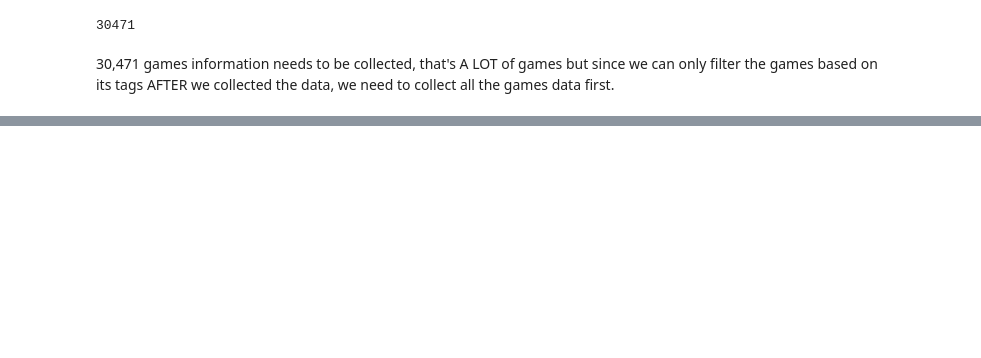
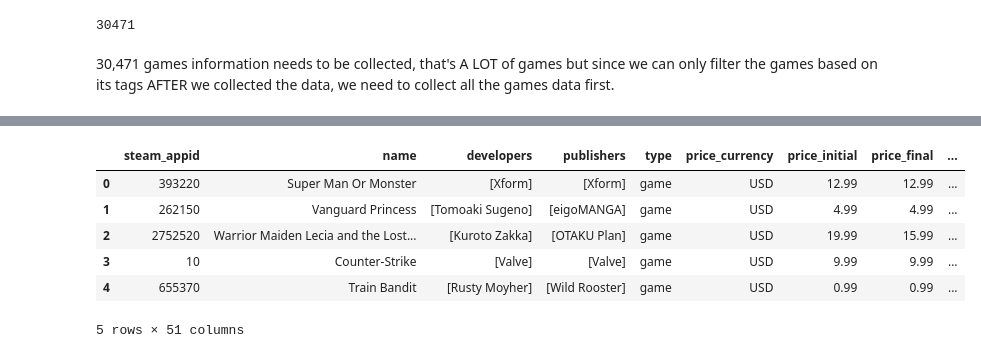
Before and after one commit to nazhifkojaz/eiyuden_review, a Jupyter notebook: data_collection.ipynb, the cells around one changed output, grey strips where cells are left out. Drawn from its saved outputs; the diff is of its cells as text; code cells hidden in the pictures; blank space fills up the shorter version.

```diff
--- a/data_collection.ipynb
+++ b/data_collection.ipynb
@@ -175,4 +175,6 @@ games_set = {
     for game in owned_games.get('games', []) # they all should have 'games' though but just to be safe
     if game.get('playtime_forever', 0) > 0 # the 'playtime_forever' key also should be there but again, just to be safe
 }
+# %%
+games_set_list = list(games_set)
 # %%
@@ -183,9 +185,12 @@ len(games_set)
 30,471 games information needs to be collected, that's A LOT of games but since we can only filter the games based on its tags AFTER we collected the data, we need to collect all the games data first.
 # %%
 game_data = []
-for game in games_set:
+counter = 0
+for game in games_set_list:
+    print(f"fetching idx {counter}, data for appid {game}")
     try:
-        data = collector.get_games_data(game)
+        data = collector.get_games_data(steam_appids=game, verbose=False)
         game_data.append(data[0])
     except Exception as e:
         print(f"Error fetching data for game {game}: {e}")
+    counter += 1
@@ -191,0 +216,2 @@ for game in games_set:
+# %%
+game_data_first_cp = pd.DataFrame(game_data)
@@ -192,3 +223,13 @@ for game in games_set:
+# %%
+game_data_first_cp.head()
+# %% [output]
+|  | steam_appid | name | developers | publishers | type | price_currency | price_initial | price_final | ... |
+| 0 | 393220 | Super Man Or Monster | [Xform] | [Xform] | game | USD | 12.99 | 12.99 | ... |
+| 1 | 262150 | Vanguard Princess | [Tomoaki Sugeno] | [eigoMANGA] | game | USD | 4.99 | 4.99 | ... |
+| 2 | 2752520 | Warrior Maiden Lecia and the Lost... | [Kuroto Zakka] | [OTAKU Plan] | game | USD | 19.99 | 15.99 | ... |
+| 3 | 10 | Counter-Strike | [Valve] | [Valve] | game | USD | 9.99 | 9.99 | ... |
+| 4 | 655370 | Train Bandit | [Rusty Moyher] | [Wild Rooster] | game | USD | 0.99 | 0.99 | ... |
+5 rows × 51 columns
 # %%
 game_data = collector.get_games_data(
     steam_appids=list(games_set),
```
Also changed, not shown: parts of 6 cells of this notebook, 1 other file.
